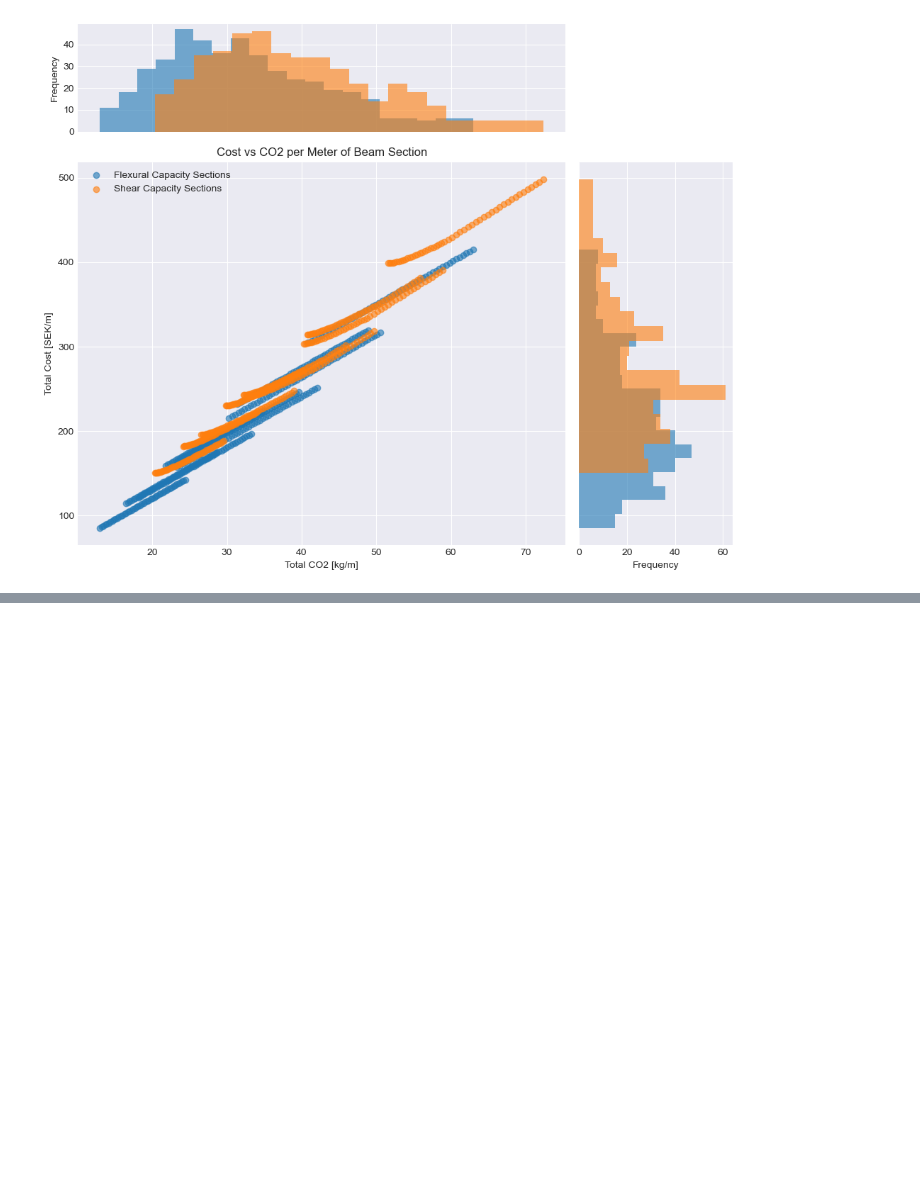
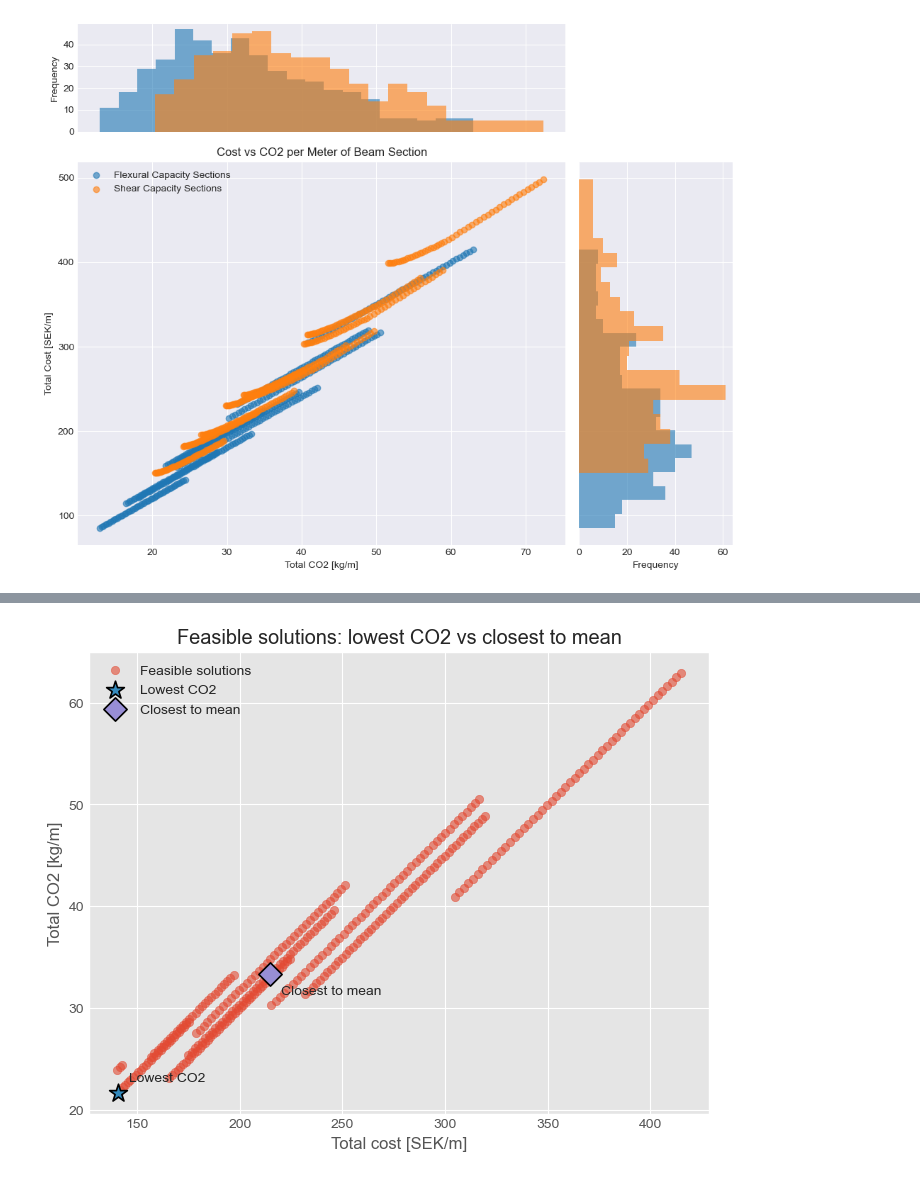
Before and after one commit to chalmersStructuralEngineering/course_sbd_concrete_section, a Jupyter notebook: concrete_beam_analysis.ipynb, the cells around one changed output, grey strips where cells are left out. Saved outputs shown, nothing was run; the diff lists cells and outputs as text; code cells hidden in the pictures; blank space fills up the shorter version.

```diff
--- a/concrete_beam_analysis.ipynb
+++ b/concrete_beam_analysis.ipynb
@@ -840,0 +1460,89 @@ plt.show()
+# %%
+import numpy as np
+import matplotlib.pyplot as plt
+
+# ------------------------------------------------------------
+# Recreate both reference points from feasible solutions
+# ------------------------------------------------------------
+df = feasible_8.copy()
+
+exclude_cols = {"Feasible", "feasible"}
+numeric_cols = df.select_dtypes(include=np.number).columns.tolist()
+compare_cols = [c for c in numeric_cols if c not in exclude_cols]
+
+mins = df[compare_cols].min()
+maxs = df[compare_cols].max()
+ranges = (maxs - mins).replace(0, 1.0)
+
+df_norm = (df[compare_cols] - mins) / ranges
+mean_feasible_norm = df_norm.mean()
+
+# Lowest-CO2 feasible solution
+idx_lowest_co2 = df["Total CO2 [kg/m]"].idxmin()
+row_lowest_co2 = df.loc[idx_lowest_co2]
+
+# Closest-to-mean feasible solution
+distances = np.sqrt(((df_norm - mean_feasible_norm) ** 2).sum(axis=1))
+idx_closest_to_mean = distances.idxmin()
+row_closest_to_mean = df.loc[idx_closest_to_mean]
+
+# ------------------------------------------------------------
+# Plot: all feasible solutions + highlighted comparison points
+# ------------------------------------------------------------
+plt.figure(figsize=(8, 6))
+
+plt.scatter(
+    df["Total cost [SEK/m]"],
+    df["Total CO2 [kg/m]"],
+    alpha=0.6,
+    label="Feasible solutions"
+)
+
+plt.scatter(
+    row_lowest_co2["Total cost [SEK/m]"],
+    row_lowest_co2["Total CO2 [kg/m]"],
+    s=180,
+    marker="*",
+    edgecolors="black",
+    linewidths=1.2,
+    label="Lowest CO2"
+)
+
+plt.scatter(
+    row_closest_to_mean["Total cost [SEK/m]"],
+    row_closest_to_mean["Total CO2 [kg/m]"],
+    s=140,
+    marker="D",
+    edgecolors="black",
+    linewidths=1.2,
+    label="Closest to mean"
+)
+
+plt.annotate(
+    "Lowest CO2",
+    (
+        row_lowest_co2["Total cost [SEK/m]"],
+        row_lowest_co2["Total CO2 [kg/m]"]
+    ),
+    xytext=(8, 8),
+    textcoords="offset points"
+)
+
+plt.annotate(
+    "Closest to mean",
+    (
+        row_closest_to_mean["Total cost [SEK/m]"],
+        row_closest_to_mean["Total CO2 [kg/m]"]
+    ),
+    xytext=(8, -14),
+    textcoords="offset points"
+)
+
+plt.xlabel("Total cost [SEK/m]")
+plt.ylabel("Total CO2 [kg/m]")
+plt.title("Feasible solutions: lowest CO2 vs closest to mean")
+plt.grid(True)
+plt.legend()
+plt.show()
+# %% [output]
+[figure, added]
```
Also changed, not shown: parts of 21 cells of this notebook, 1 other file.
